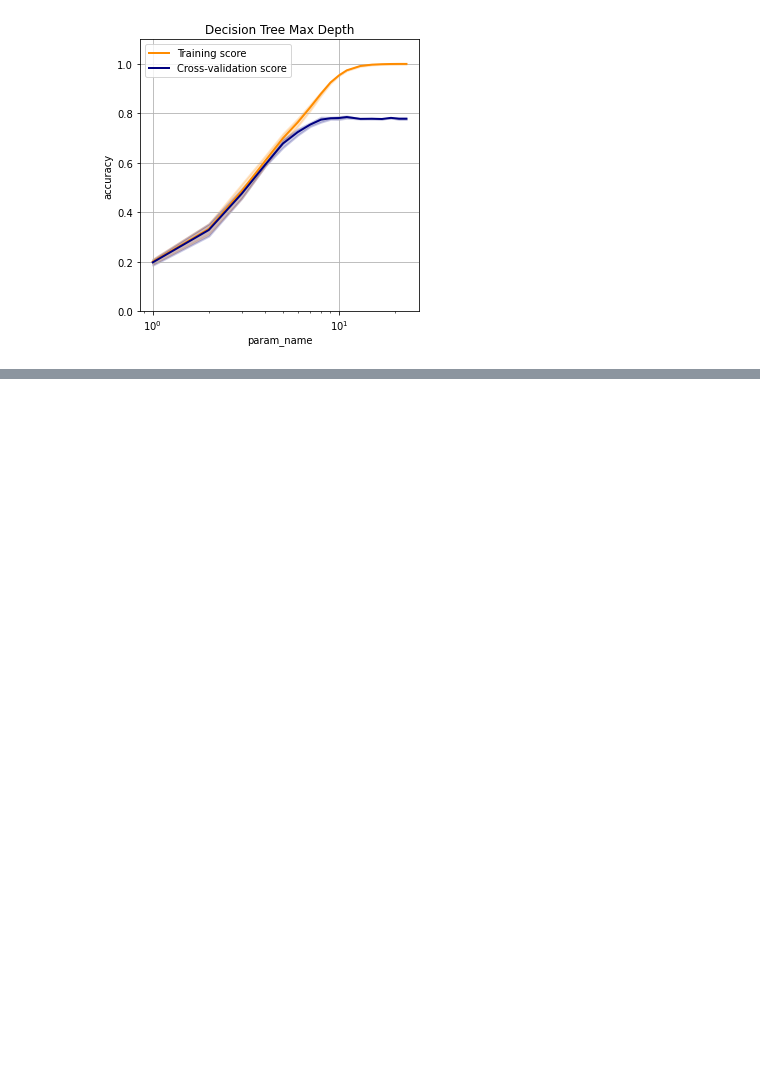
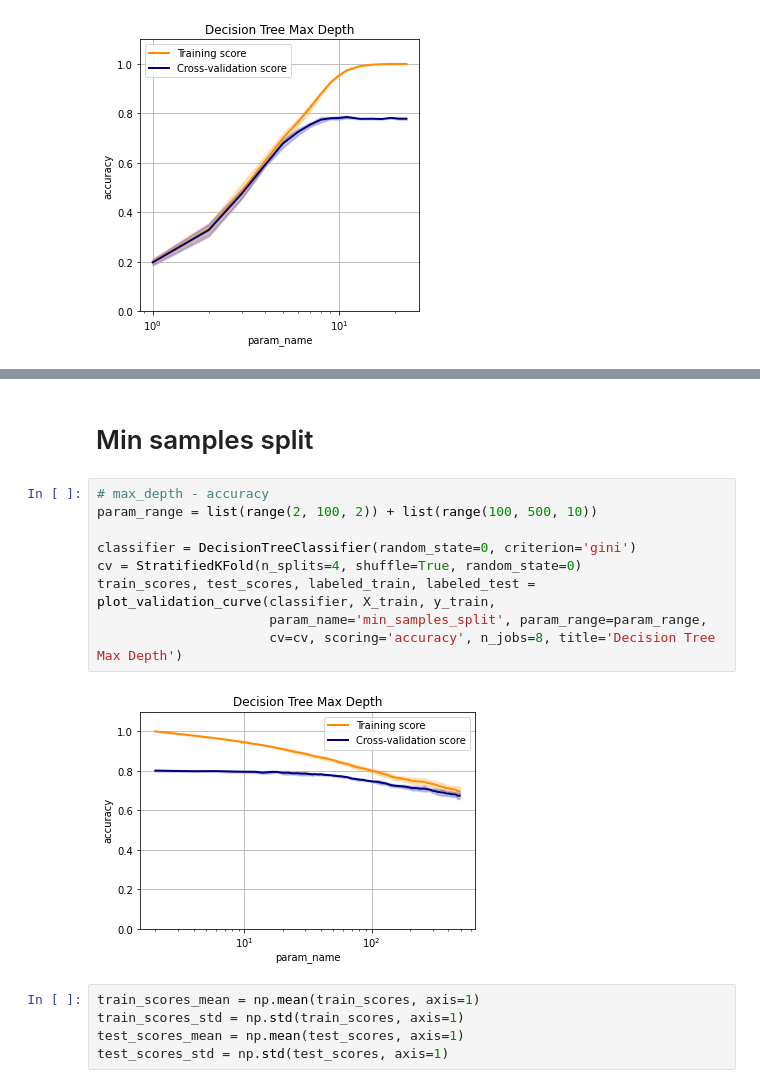
Before and after one commit to jayhtian/cs7641, a Jupyter notebook: supervised_learning/mnist_decision_tree.ipynb, the cells around one changed output, grey strips where cells are left out. Drawn from its saved outputs; the diff is of its cells as text; blank space fills up the shorter version.

```diff
--- a/supervised_learning/mnist_decision_tree.ipynb
+++ b/supervised_learning/mnist_decision_tree.ipynb
@@ -92,0 +121,18 @@ plot_curves(param_range, train_scores_mean, train_scores_std, test_scores_mean,
+# %% [markdown]
+# Min samples split
+# %%
+# max_depth - accuracy
+param_range = list(range(2, 100, 2)) + list(range(100, 500, 10))
+
+classifier = DecisionTreeClassifier(random_state=0, criterion='gini')
+cv = StratifiedKFold(n_splits=4, shuffle=True, random_state=0)
+train_scores, test_scores, labeled_train, labeled_test = plot_validation_curve(classifier, X_train, y_train,
+                      param_name='min_samples_split', param_range=param_range,
+                      cv=cv, scoring='accuracy', n_jobs=8, title='Decision Tree Max Depth')
+# %% [output]
+[figure, added]
+# %%
+train_scores_mean = np.mean(train_scores, axis=1)
+train_scores_std = np.std(train_scores, axis=1)
+test_scores_mean = np.mean(test_scores, axis=1)
+test_scores_std = np.std(test_scores, axis=1)
```
Also changed, not shown: parts of 19 cells of this notebook, 27 other files.
